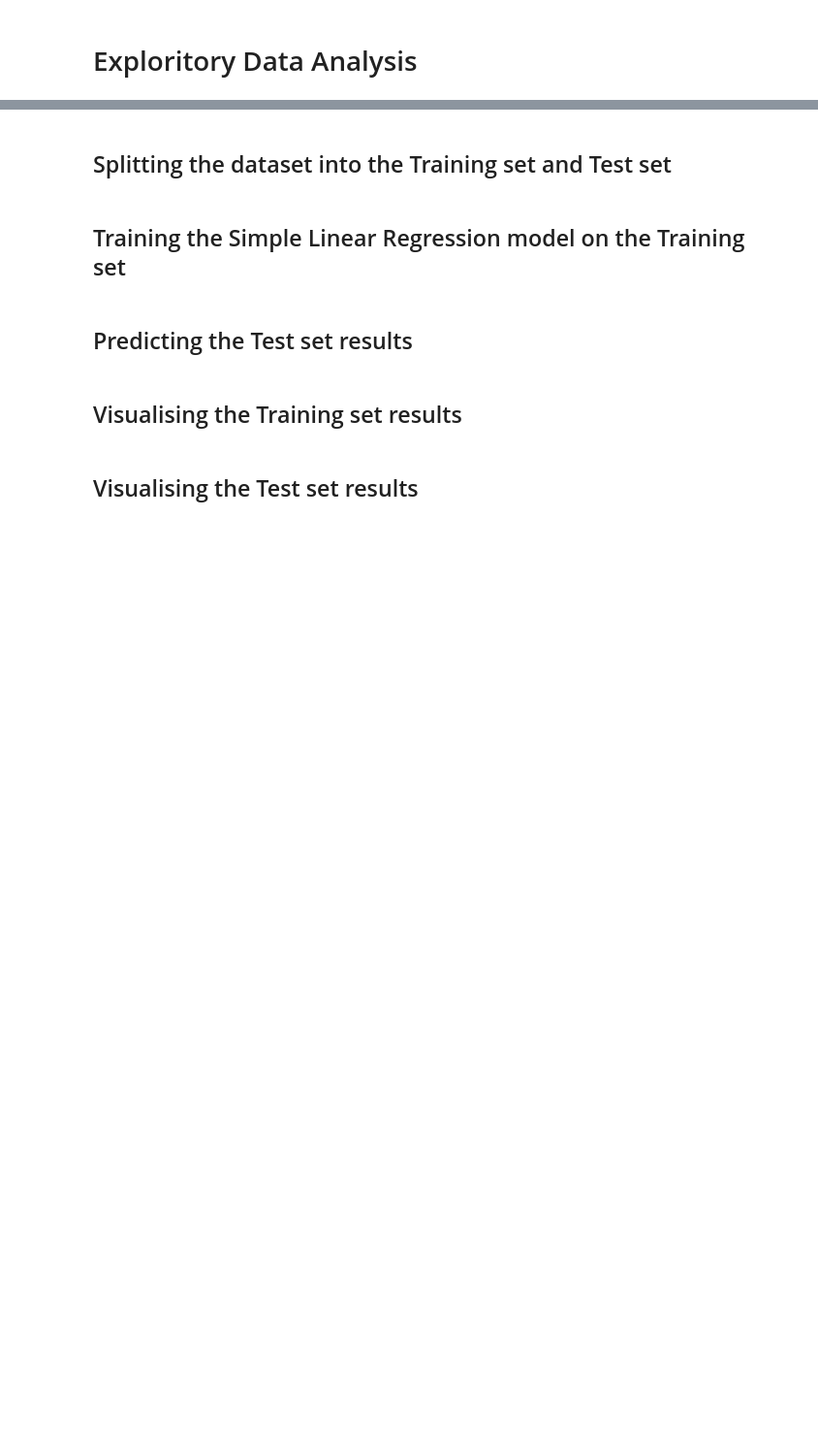
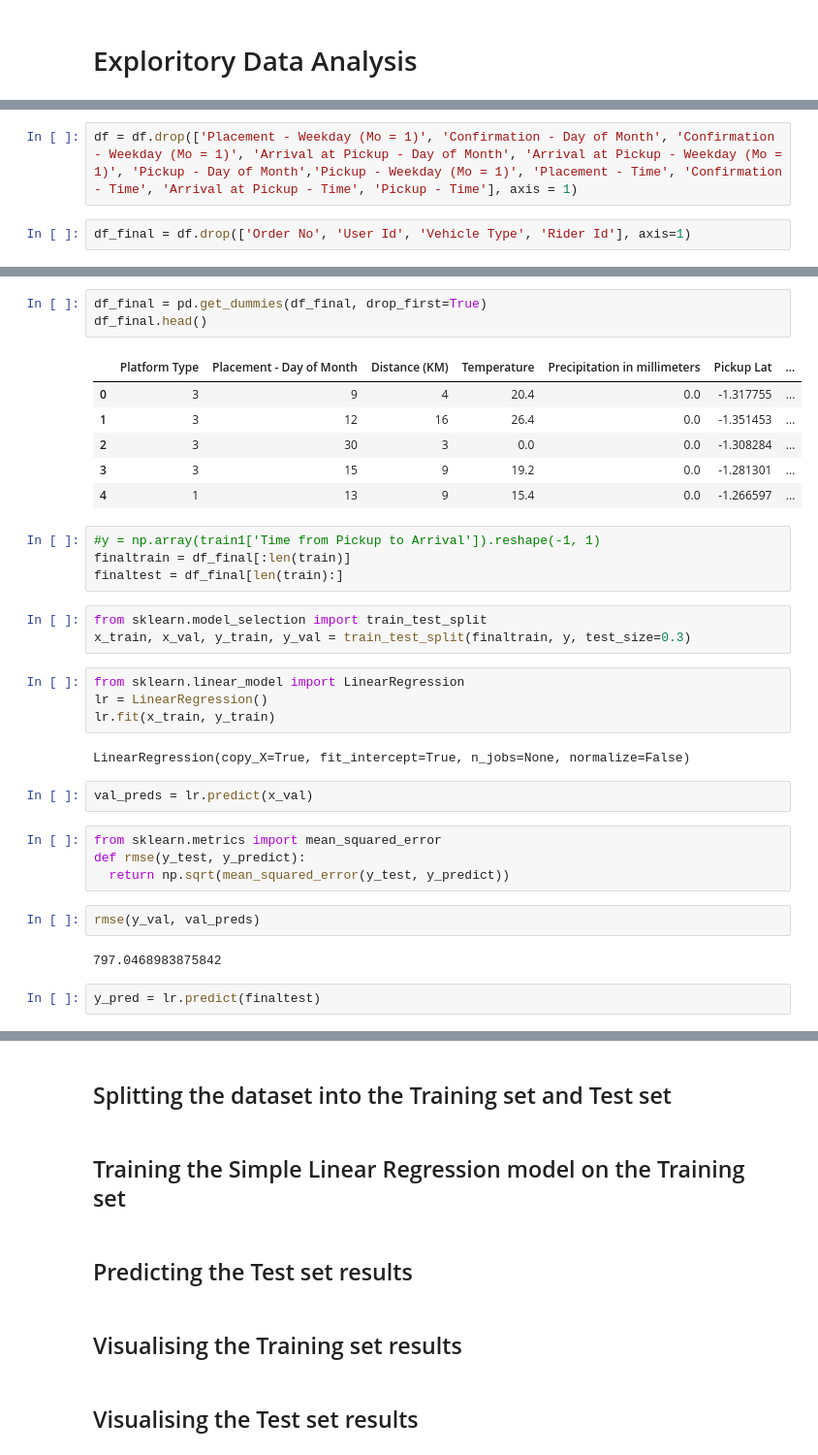
Before and after one commit to Explore-AI/regression-predict-api-template, a Jupyter notebook: team4_regression.ipynb, the cells around one changed output, grey strips where cells are left out. Shown at 97% size. Drawn from its saved outputs; the diff is of its cells as text; blank space fills up the shorter version.

```diff
--- a/team4_regression.ipynb
+++ b/team4_regression.ipynb
@@ -12,0 +215,4 @@
+# %%
+df = df.drop(['Placement - Weekday (Mo = 1)', 'Confirmation - Day of Month', 'Confirmation - Weekday (Mo = 1)', 'Arrival at Pickup - Day of Month', 'Arrival at Pickup - Weekday (Mo = 1)', 'Pickup - Day of Month','Pickup - Weekday (Mo = 1)', 'Placement - Time', 'Confirmation - Time', 'Arrival at Pickup - Time', 'Pickup - Time'], axis = 1)
+# %%
+df_final = df.drop(['Order No', 'User Id', 'Vehicle Type', 'Rider Id'], axis=1)
@@ -12,0 +253,35 @@
+# %%
+df_final = pd.get_dummies(df_final, drop_first=True)
+df_final.head()
+# %% [output]
+|  | Platform Type | Placement - Day of Month | Distance (KM) | Temperature | Precipitation in millimeters | Pickup Lat | ... |
+| 0 | 3 | 9 | 4 | 20.4 | 0.0 | -1.317755 | ... |
+| 1 | 3 | 12 | 16 | 26.4 | 0.0 | -1.351453 | ... |
+| 2 | 3 | 30 | 3 | 0.0 | 0.0 | -1.308284 | ... |
+| 3 | 3 | 15 | 9 | 19.2 | 0.0 | -1.281301 | ... |
+| 4 | 1 | 13 | 9 | 15.4 | 0.0 | -1.266597 | ... |
+# %%
+#y = np.array(train1['Time from Pickup to Arrival']).reshape(-1, 1)
+finaltrain = df_final[:len(train)]
+finaltest = df_final[len(train):]
+# %%
+from sklearn.model_selection import train_test_split
+x_train, x_val, y_train, y_val = train_test_split(finaltrain, y, test_size=0.3)
+# %%
+from sklearn.linear_model import LinearRegression
+lr = LinearRegression()
+lr.fit(x_train, y_train)
+# %% [output]
+LinearRegression(copy_X=True, fit_intercept=True, n_jobs=None, normalize=False)
+# %%
+val_preds = lr.predict(x_val)
+# %%
+from sklearn.metrics import mean_squared_error
+def rmse(y_test, y_predict):
+  return np.sqrt(mean_squared_error(y_test, y_predict))
+# %%
+rmse(y_val, val_preds)
+# %% [output]
+797.0468983875842
+# %%
+y_pred = lr.predict(finaltest)
```
Also changed, not shown: parts of 27 cells of this notebook.
